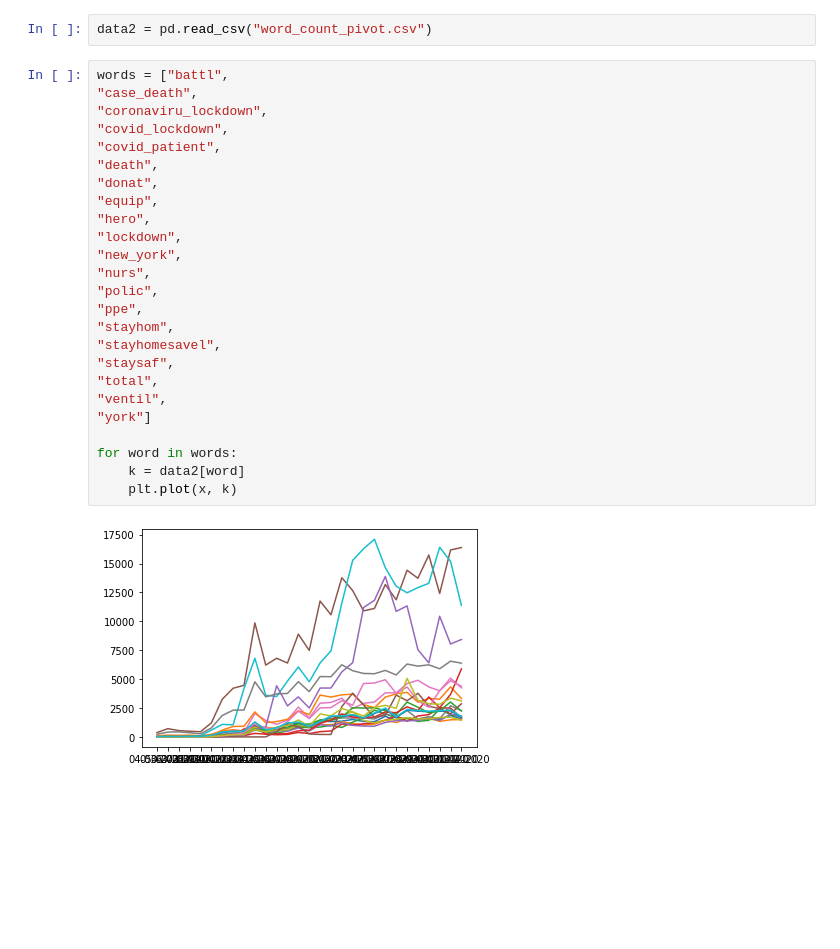
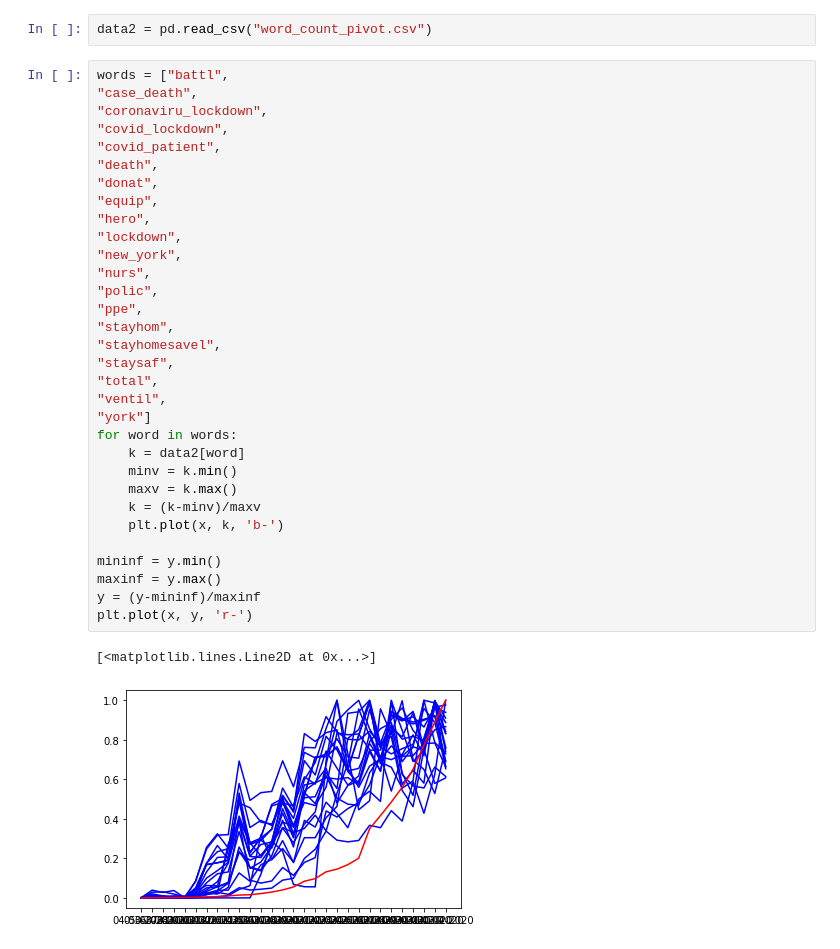
Before and after one commit to tingwei758/COVID_19_Prediction_SIR_and_Tweets, a Jupyter notebook: COVID read.ipynb, the cells around one changed output. Cells and saved outputs as stored; diff of their text form; blank space fills up the shorter version.

```diff
--- a/COVID read.ipynb
+++ b/COVID read.ipynb
@@ -63,27 +63,35 @@ data2 = pd.read_csv("word_count_pivot.csv")
 # %%
 words = ["battl",
 "case_death",
 "coronaviru_lockdown",
 "covid_lockdown",
 "covid_patient",
 "death",
 "donat",
 "equip",
 "hero",
 "lockdown",
 "new_york",
 "nurs",
 "polic",
 "ppe",
 "stayhom",
 "stayhomesavel",
 "staysaf",
 "total",
 "ventil",
 "york"]
-
 for word in words:
     k = data2[word]
-    plt.plot(x, k)
+    minv = k.min()
+    maxv = k.max()
+    k = (k-minv)/maxv
+    plt.plot(x, k, 'b-')
+
+mininf = y.min()
+maxinf = y.max()
+y = (y-mininf)/maxinf
+plt.plot(x, y, 'r-')
 # %% [output]
+[<matplotlib.lines.Line2D at 0x...>]
-[figure, old version]
+[figure, new version]
```
Also changed, not shown: parts of 5 cells of this notebook, 2 other files.
